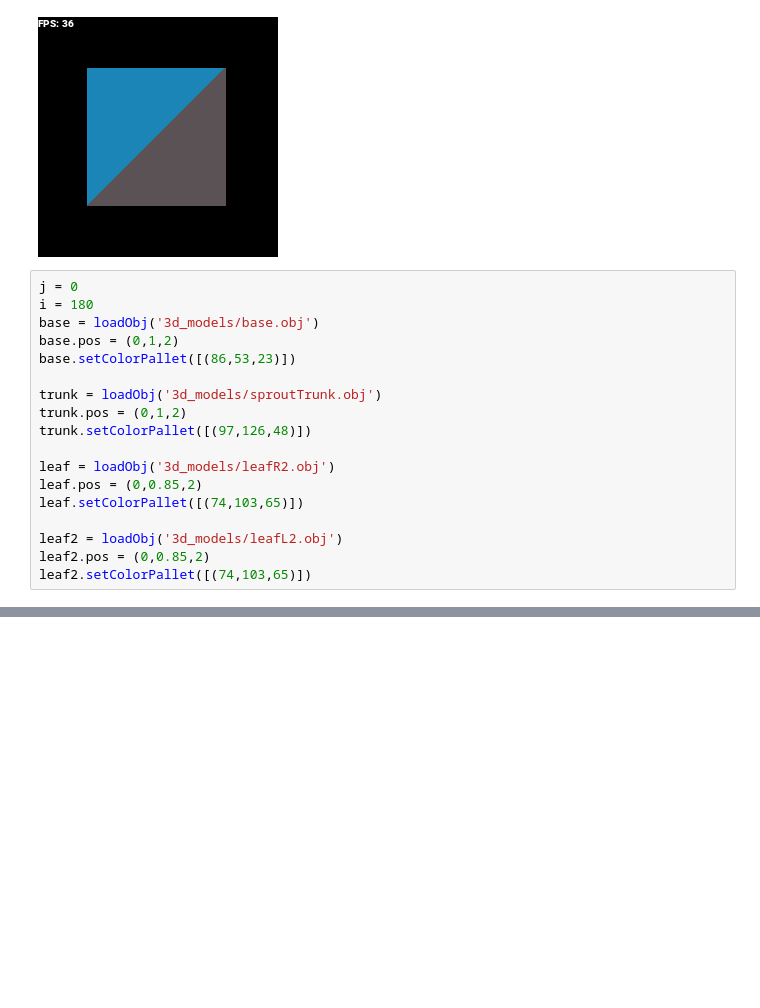
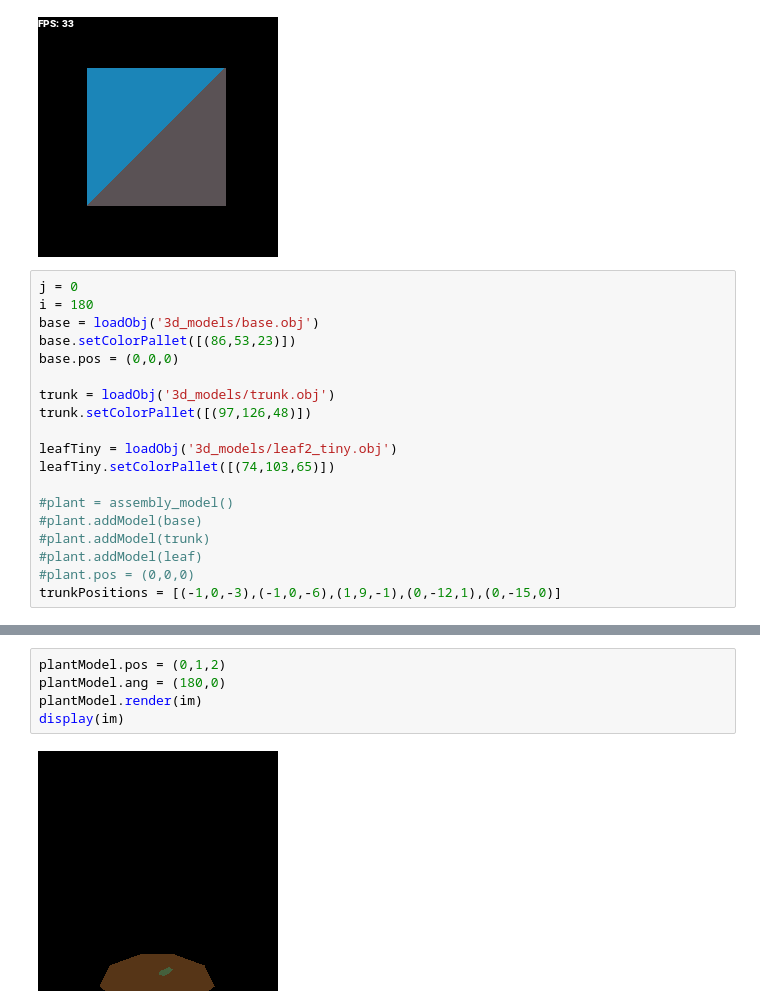
Before and after one commit to Rumidom/MicropythonRenderer, a Jupyter notebook: MicropythonRenderer.ipynb, the cells around one changed output, grey strips where cells are left out. Saved outputs shown, nothing was run; the diff lists cells and outputs as text; blank space fills up the shorter version.

```diff
--- a/MicropythonRenderer.ipynb
+++ b/MicropythonRenderer.ipynb
@@ -334,17 +367,18 @@ for j in range(360):
 j = 0
 i = 180
 base = loadObj('3d_models/base.obj')
-base.pos = (0,1,2)
 base.setColorPallet([(86,53,23)])
+base.pos = (0,0,0)
 
-trunk = loadObj('3d_models/sproutTrunk.obj')
-trunk.pos = (0,1,2)
+trunk = loadObj('3d_models/trunk.obj')
 trunk.setColorPallet([(97,126,48)])
 
-leaf = loadObj('3d_models/leafR2.obj')
-leaf.pos = (0,0.85,2)
-leaf.setColorPallet([(74,103,65)])
+leafTiny = loadObj('3d_models/leaf2_tiny.obj')
+leafTiny.setColorPallet([(74,103,65)])
 
-leaf2 = loadObj('3d_models/leafL2.obj')
-leaf2.pos = (0,0.85,2)
-leaf2.setColorPallet([(74,103,65)])
+#plant = assembly_model()
+#plant.addModel(base)
+#plant.addModel(trunk)
+#plant.addModel(leaf)
+#plant.pos = (0,0,0)
+trunkPositions = [(-1,0,-3),(-1,0,-6),(1,9,-1),(0,-12,1),(0,-15,0)]
@@ -350,0 +393,7 @@ leaf2.setColorPallet([(74,103,65)])
+# %%
+plantModel.pos = (0,1,2)
+plantModel.ang = (180,0)
+plantModel.render(im)
+display(im)
+# %% [output]
+[figure, added]
```
Also changed, not shown: parts of 6 cells of this notebook, 10 other files.
